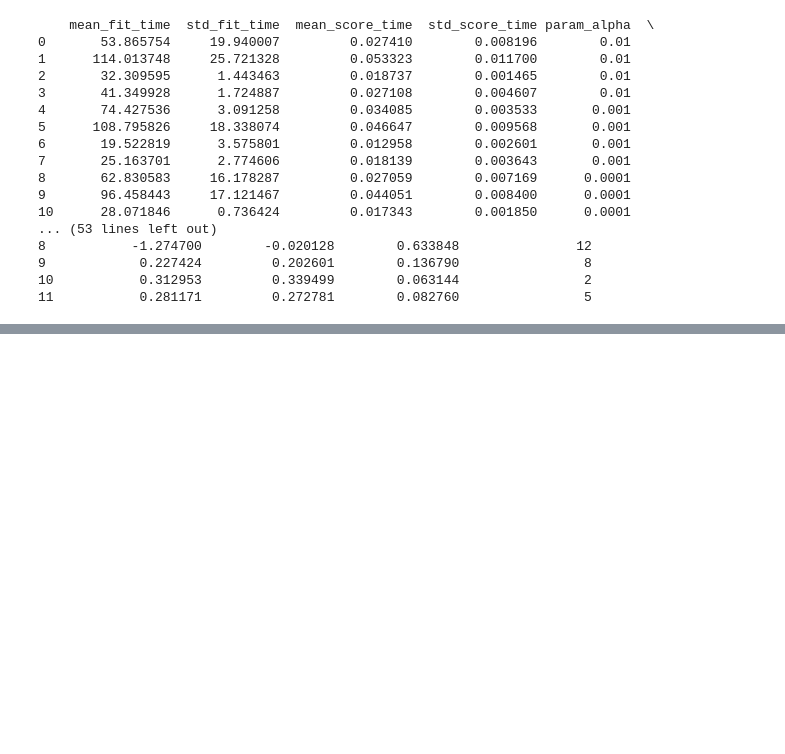
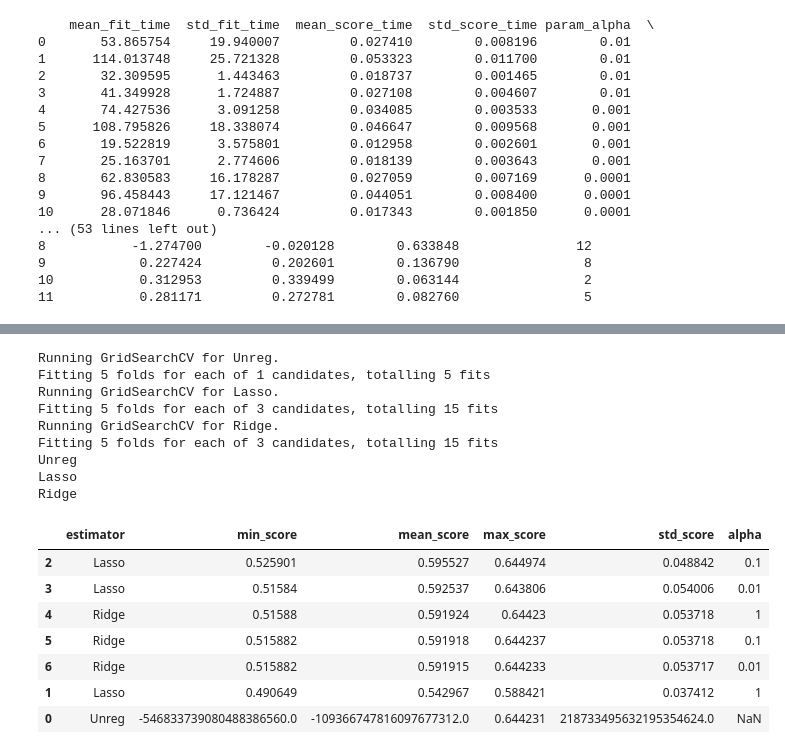
Before and after one commit to ztucker4/ECE219_Winter2021, a Jupyter notebook: Project_4/Project_4.ipynb, the cells around one changed output, grey strips where cells are left out. Saved outputs shown, nothing was run; the diff lists cells and outputs as text; code cells hidden in the pictures; blank space fills up the shorter version.

```diff
--- a/Project_4/Project_4.ipynb
+++ b/Project_4/Project_4.ipynb
@@ -431,0 +524,22 @@ print(pd.DataFrame(clf.cv_results_))
+# %%
+grid_search = EstimatorSelectionHelper(models_in, params_in)
+grid_search.fit(vid_data_ready, labels_vid, n_jobs=1, cv=5)
+grid_search.score_summary(sort_by='mean_score')
+# %% [output]
+Running GridSearchCV for Unreg.
+Fitting 5 folds for each of 1 candidates, totalling 5 fits
+Running GridSearchCV for Lasso.
+Fitting 5 folds for each of 3 candidates, totalling 15 fits
+Running GridSearchCV for Ridge.
+Fitting 5 folds for each of 3 candidates, totalling 15 fits
+Unreg
+Lasso
+Ridge
+|  | estimator | min_score | mean_score | max_score | std_score | alpha |
+| 2 | Lasso | 0.525901 | 0.595527 | 0.644974 | 0.048842 | 0.1 |
+| 3 | Lasso | 0.51584 | 0.592537 | 0.643806 | 0.054006 | 0.01 |
+| 4 | Ridge | 0.51588 | 0.591924 | 0.64423 | 0.053718 | 1 |
+| 5 | Ridge | 0.515882 | 0.591918 | 0.644237 | 0.053718 | 0.1 |
+| 6 | Ridge | 0.515882 | 0.591915 | 0.644233 | 0.053717 | 0.01 |
+| 1 | Lasso | 0.490649 | 0.542967 | 0.588421 | 0.037412 | 1 |
+| 0 | Unreg | -546833739080488386560.0 | -109366747816097677312.0 | 0.644231 | 218733495632195354624.0 | NaN |
```
Also changed, not shown: parts of 4 cells of this notebook.
